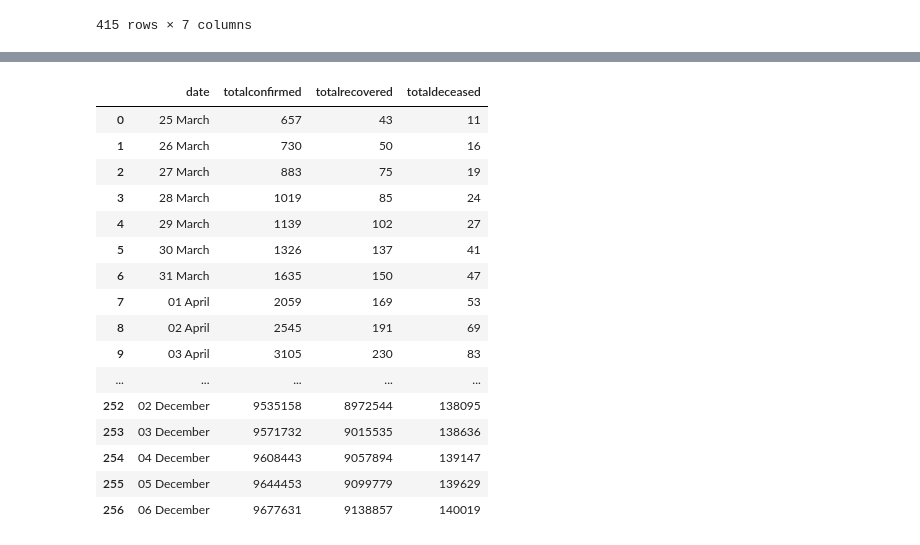
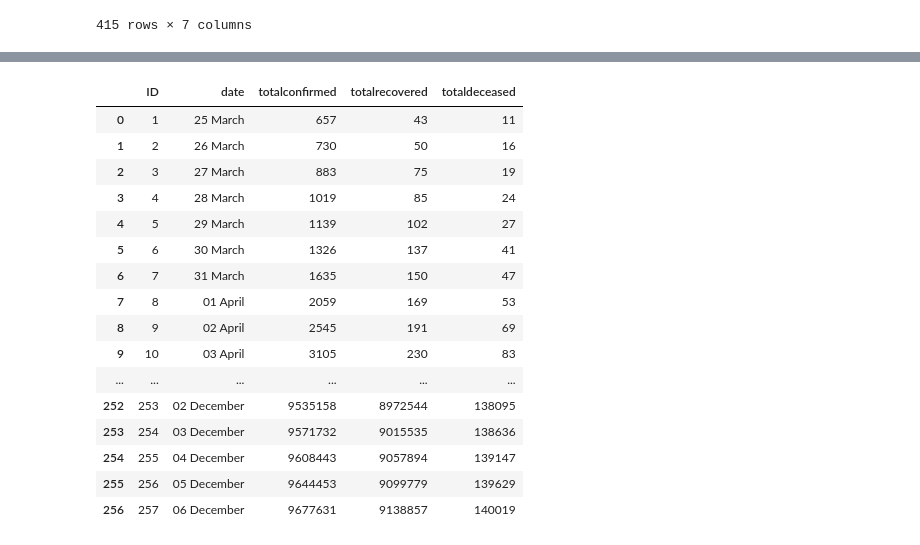
Before and after one commit to ZackRogers/ETL-Project, a Jupyter notebook: ETL_Project.ipynb, the cells around one changed output, grey strips where cells are left out. Cells and saved outputs as stored; diff of their text form; code cells hidden in the pictures.

```diff
--- a/ETL_Project.ipynb
+++ b/ETL_Project.ipynb
@@ -68,22 +69,24 @@ clean_india_covid_df = clean_india_covid_df[filter_2].reset_index()
 # %%
 clean_india_covid_df = clean_india_covid_df.drop(['index'], axis=1)
 pd.set_option('display.max_rows', clean_india_covid_df.shape[0]+1)
-clean_india_covid_df
-# %% [output]
-|  | date | totalconfirmed | totalrecovered | totaldeceased |
-| 0 | 25 March | 657 | 43 | 11 |
-| 1 | 26 March | 730 | 50 | 16 |
-| 2 | 27 March | 883 | 75 | 19 |
-| 3 | 28 March | 1019 | 85 | 24 |
-| 4 | 29 March | 1139 | 102 | 27 |
-| 5 | 30 March | 1326 | 137 | 41 |
-| 6 | 31 March | 1635 | 150 | 47 |
-| 7 | 01 April | 2059 | 169 | 53 |
-| 8 | 02 April | 2545 | 191 | 69 |
-| 9 | 03 April | 3105 | 230 | 83 |
-| ... | ... | ... | ... | ... |
-| 252 | 02 December | 9535158 | 8972544 | 138095 |
-| 253 | 03 December | 9571732 | 9015535 | 138636 |
-| 254 | 04 December | 9608443 | 9057894 | 139147 |
-| 255 | 05 December | 9644453 | 9099779 | 139629 |
-| 256 | 06 December | 9677631 | 9138857 | 140019 |
+# %%
+clean_india_covid_df.insert(0, "ID", clean_india_covid_df.index+1)
+clean_india_covid_df
+# %% [output]
+|  | ID | date | totalconfirmed | totalrecovered | totaldeceased |
+| 0 | 1 | 25 March | 657 | 43 | 11 |
+| 1 | 2 | 26 March | 730 | 50 | 16 |
+| 2 | 3 | 27 March | 883 | 75 | 19 |
+| 3 | 4 | 28 March | 1019 | 85 | 24 |
+| 4 | 5 | 29 March | 1139 | 102 | 27 |
+| 5 | 6 | 30 March | 1326 | 137 | 41 |
+| 6 | 7 | 31 March | 1635 | 150 | 47 |
+| 7 | 8 | 01 April | 2059 | 169 | 53 |
+| 8 | 9 | 02 April | 2545 | 191 | 69 |
+| 9 | 10 | 03 April | 3105 | 230 | 83 |
+| ... | ... | ... | ... | ... | ... |
+| 252 | 253 | 02 December | 9535158 | 8972544 | 138095 |
+| 253 | 254 | 03 December | 9571732 | 9015535 | 138636 |
+| 254 | 255 | 04 December | 9608443 | 9057894 | 139147 |
+| 255 | 256 | 05 December | 9644453 | 9099779 | 139629 |
+| 256 | 257 | 06 December | 9677631 | 9138857 | 140019 |
```
Also changed, not shown: parts of 2 cells of this notebook.
